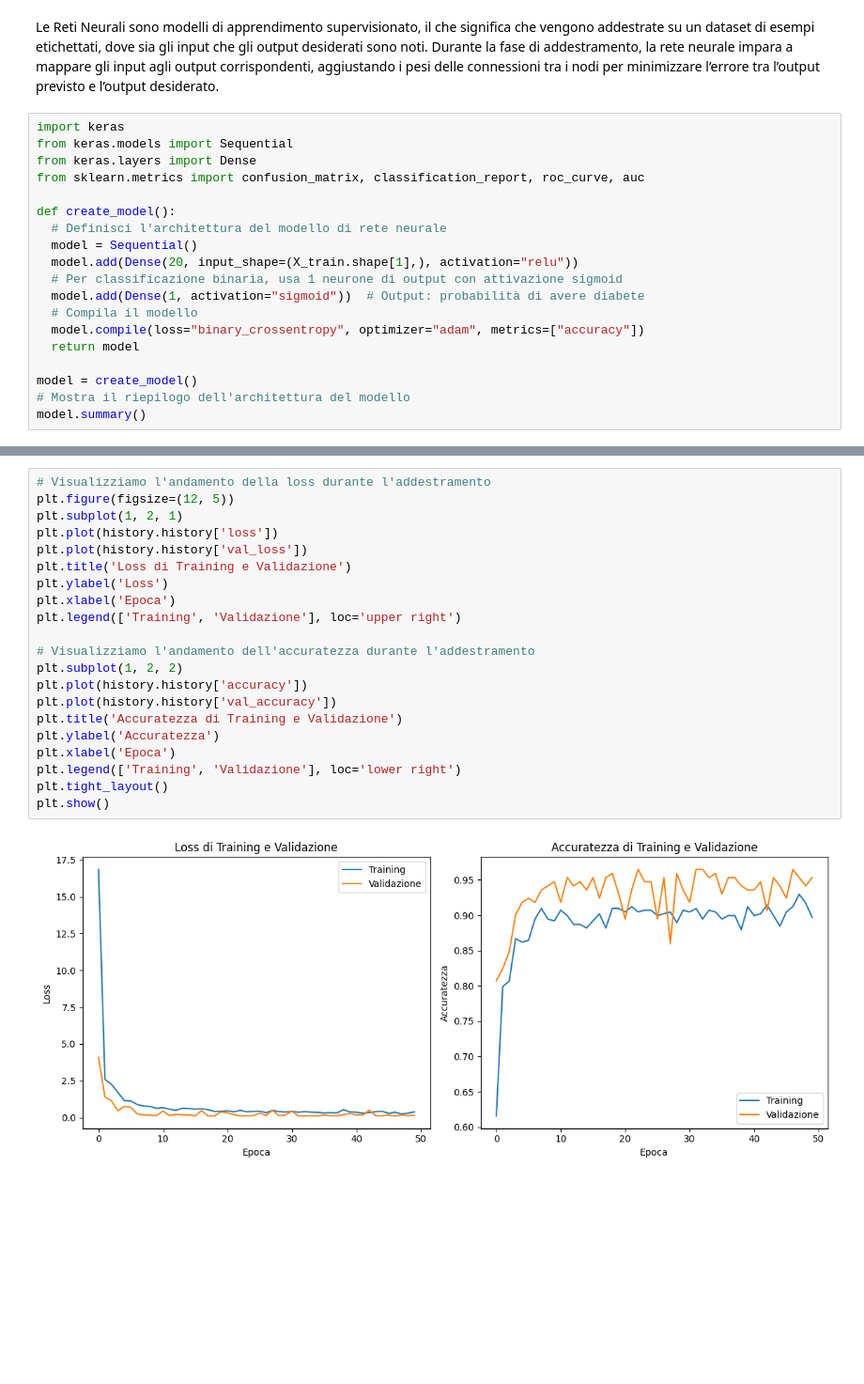
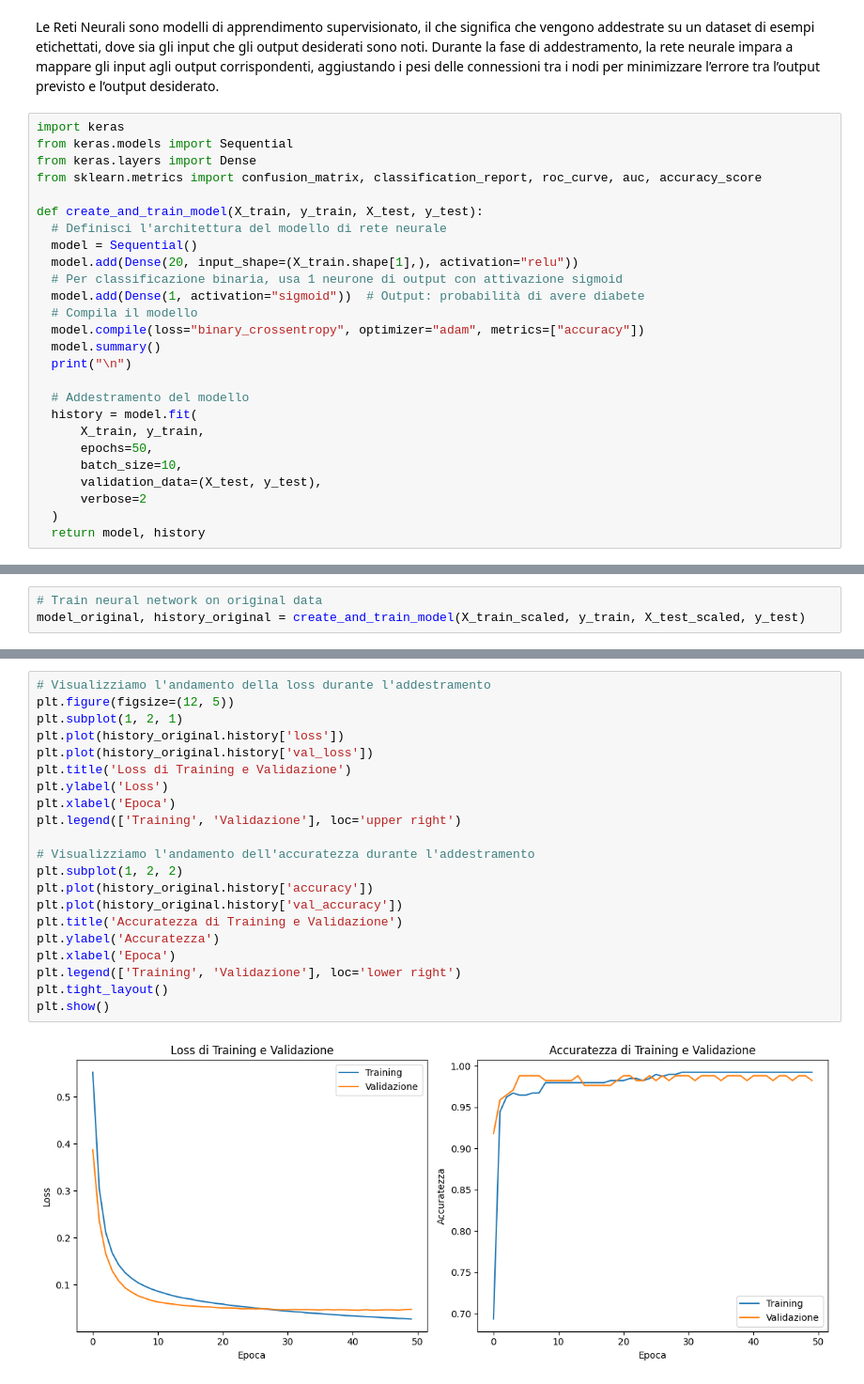
Before and after one commit to NIKFIORE/Progetto-Machine-Learning, a Jupyter notebook: Progetto.ipynb, the cells around one changed output, grey strips where cells are left out. Shown at 94% size. Saved outputs shown, nothing was run; the diff lists cells and outputs as text; blank space fills up the shorter version.

Commit message:
Added comparison between neural network applied on PCA and non-PCA data

```diff
--- a/Progetto.ipynb
+++ b/Progetto.ipynb
@@ -392,9 +409,9 @@ RETE NEURALE
 import keras
 from keras.models import Sequential
 from keras.layers import Dense
-from sklearn.metrics import confusion_matrix, classification_report, roc_curve, auc
+from sklearn.metrics import confusion_matrix, classification_report, roc_curve, auc, accuracy_score
 
-def create_model():
+def create_and_train_model(X_train, y_train, X_test, y_test):
   # Definisci l'architettura del modello di rete neurale
   model = Sequential()
   model.add(Dense(20, input_shape=(X_train.shape[1],), activation="relu"))
@@ -402,8 +419,15 @@ def create_model():
   model.add(Dense(1, activation="sigmoid"))  # Output: probabilità di avere diabete
   # Compila il modello
   model.compile(loss="binary_crossentropy", optimizer="adam", metrics=["accuracy"])
-  return model
+  model.summary()
+  print("\n")
 
-model = create_model()
-# Mostra il riepilogo dell'architettura del modello
-model.summary()
+  # Addestramento del modello
+  history = model.fit(
+      X_train, y_train,
+      epochs=50,
+      batch_size=10,
+      validation_data=(X_test, y_test),
+      verbose=2
+  )
+  return model, history
@@ -448,0 +434,3 @@ Epoch 50/50
+# %%
+# Train neural network on original data
+model_original, history_original = create_and_train_model(X_train_scaled, y_train, X_test_scaled, y_test)
@@ -449,24 +544,24 @@ Epoch 50/50
 # %%
 # Visualizziamo l'andamento della loss durante l'addestramento
 plt.figure(figsize=(12, 5))
 plt.subplot(1, 2, 1)
-plt.plot(history.history['loss'])
-plt.plot(history.history['val_loss'])
+plt.plot(history_original.history['loss'])
+plt.plot(history_original.history['val_loss'])
 plt.title('Loss di Training e Validazione')
 plt.ylabel('Loss')
 plt.xlabel('Epoca')
 plt.legend(['Training', 'Validazione'], loc='upper right')
 
 # Visualizziamo l'andamento dell'accuratezza durante l'addestramento
 plt.subplot(1, 2, 2)
-plt.plot(history.history['accuracy'])
-plt.plot(history.history['val_accuracy'])
+plt.plot(history_original.history['accuracy'])
+plt.plot(history_original.history['val_accuracy'])
 plt.title('Accuratezza di Training e Validazione')
 plt.ylabel('Accuratezza')
 plt.xlabel('Epoca')
 plt.legend(['Training', 'Validazione'], loc='lower right')
 plt.tight_layout()
 plt.show()
 # %% [output]
-[figure, old version]
+[figure, new version]
 # %%
```
Also changed, not shown: parts of 18 cells of this notebook.
